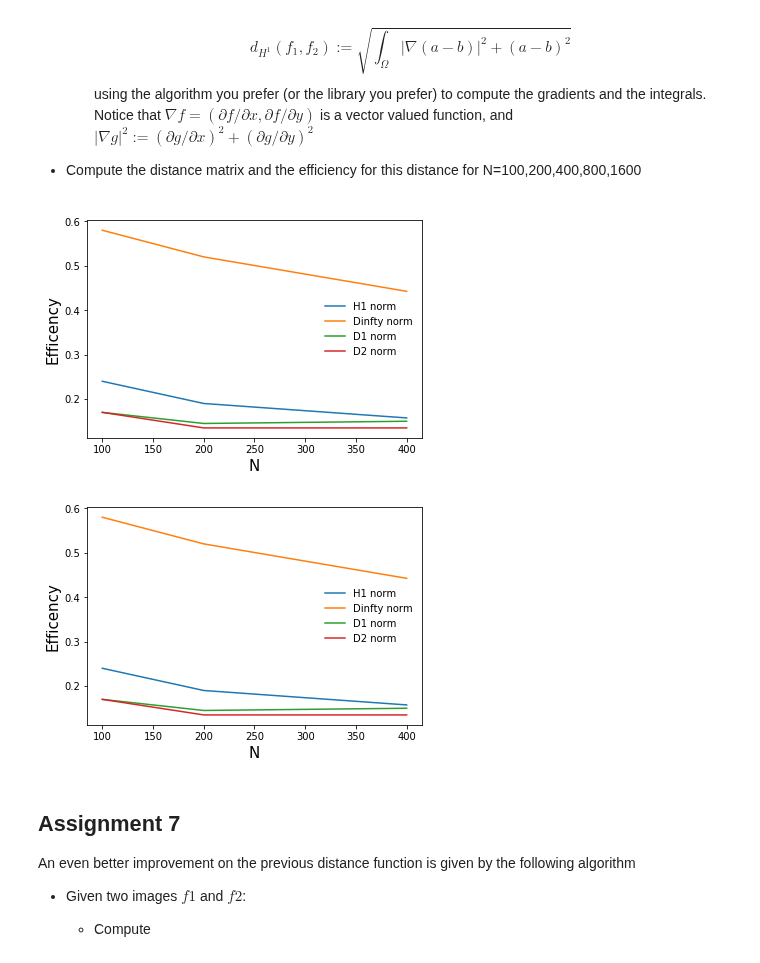
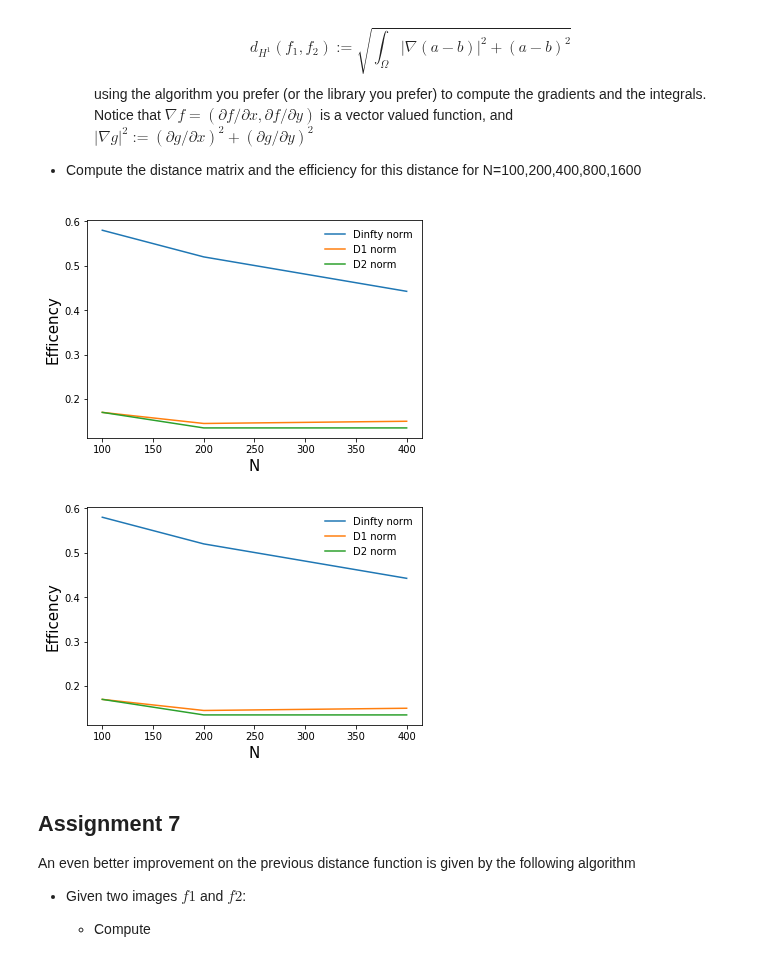
Before and after one commit to asaleh33/P1.4_project, a Jupyter notebook: updated/final_project_2018-2019.ipynb, the cells around one changed output. Drawn from its saved outputs; the diff is of its cells as text; code cells hidden in the pictures.

```diff
--- a/updated/final_project_2018-2019.ipynb
+++ b/updated/final_project_2018-2019.ipynb
@@ -393,36 +393,36 @@ $|\nabla g|^2 := (\partial g/\partial x)^2 + (\partial g/\partial y)^2$
 # %%
 # to be removed!
 from scipy.integrate import simps
 NSize = np.array([100,200,400])
 
 def d_H1(f1,f2):
     x = np.arange(img_rows)
     y = np.arange(img_cols)
 
     intgral_omega_f1 = simps(simps(f1, y), x)
     intgral_omega_f2 = simps(simps(f2, y), x)
 
     a = f1/intgral_omega_f1
     b = f2/intgral_omega_f2
 
     grad_ab = np.gradient((a-b))
     #print(grad_ab)
     grad_ab_sqr = (grad_ab[0] + grad_ab[1])**2
     return np.square(simps(simps(grad_ab_sqr +  (a-b)**2, y), x))
 
-d_H1_eff = [efficiency(N, distmatrix(N, d_H1, x_train), y_train) for N in NSize]
+#d_H1_eff = [efficiency(N, distmatrix(N, d_H1, x_train), y_train) for N in NSize]
 
 # get plot
-plot(NSize, d_H1_eff, label = 'H1 norm')
+#plot(NSize, d_H1_eff, label = 'H1 norm')
 plot(NSize, Dinfty_matrix_eff[0:-1], label = 'Dinfty norm')
 plot(NSize, D1_matrix_eff[0:-1], label = 'D1 norm')
 plot(NSize, D2_matrix_eff[0:-1], label = 'D2 norm')
 legend(loc="best", prop={'size':10}, frameon=False)
 xlabel('N', fontsize=15)
 ylabel('Efficency', fontsize=15)
 show()
 # %% [output]
-[figure, old version]
+[figure, new version]
 # %%
 from scipy import integrate
 
@@ -444,10 +444,9 @@ def d_H1(f1,f2):
     grad_ab_sqr = (grad_ab[0] + grad_ab[-1])**2
     return np.square(integrate.simps(integrate.simps(grad_ab_sqr +  (a-b)**2, y), x))
 
-d_H1_eff = [efficiency(N, distmatrix(N, d_H1, x_train), y_train) for N in NSize]
+#d_H1_eff = [efficiency(N, distmatrix(N, d_H1, x_train), y_train) for N in NSize]
 
-# get plot
-plot(NSize, d_H1_eff, label = 'H1 norm')
+#plot(NSize, d_H1_eff, label = 'H1 norm')
 plot(NSize, Dinfty_matrix_eff[0:-1], label = 'Dinfty norm')
 plot(NSize, D1_matrix_eff[0:-1], label = 'D1 norm')
 plot(NSize, D2_matrix_eff[0:-1], label = 'D2 norm')
@@ -456,7 +455,7 @@ xlabel('N', fontsize=15)
 ylabel('Efficency', fontsize=15)
 show()
 # %% [output]
-[figure, old version]
+[figure, new version]
 # %% [markdown]
 ## Assignment 7
 
```
Also changed, not shown: parts of 8 cells of this notebook, 1 other file.
